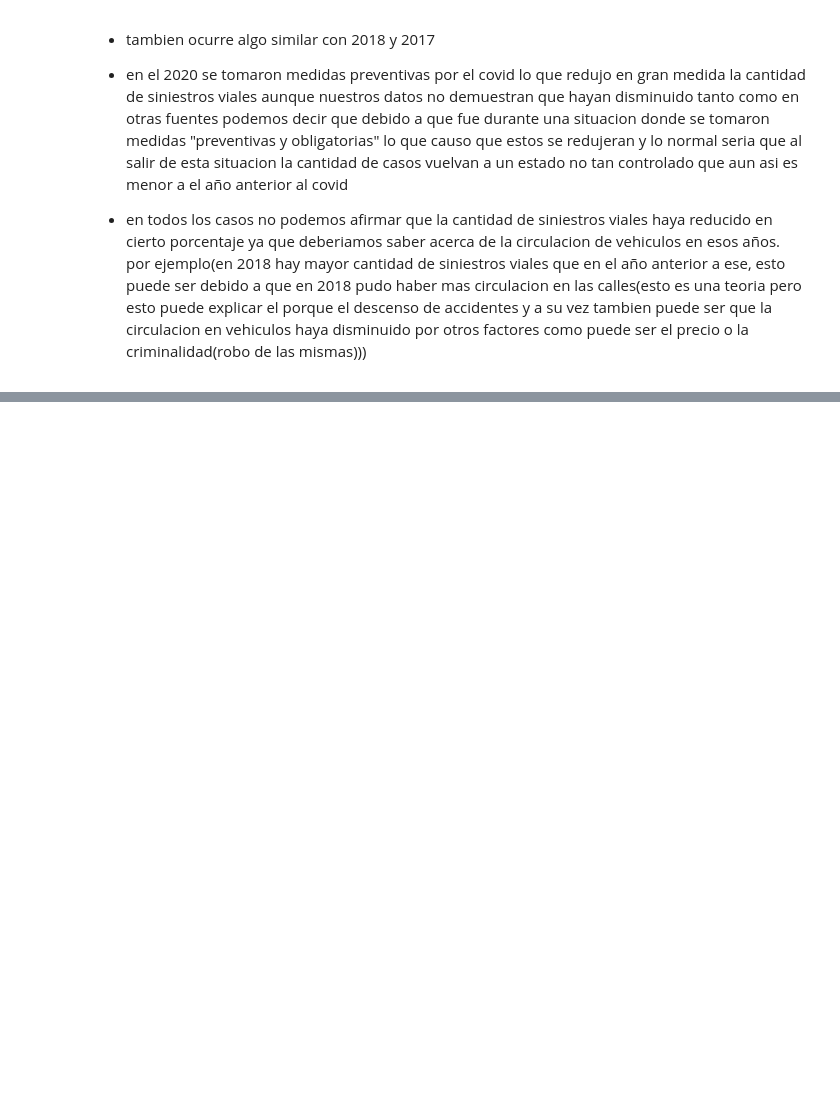
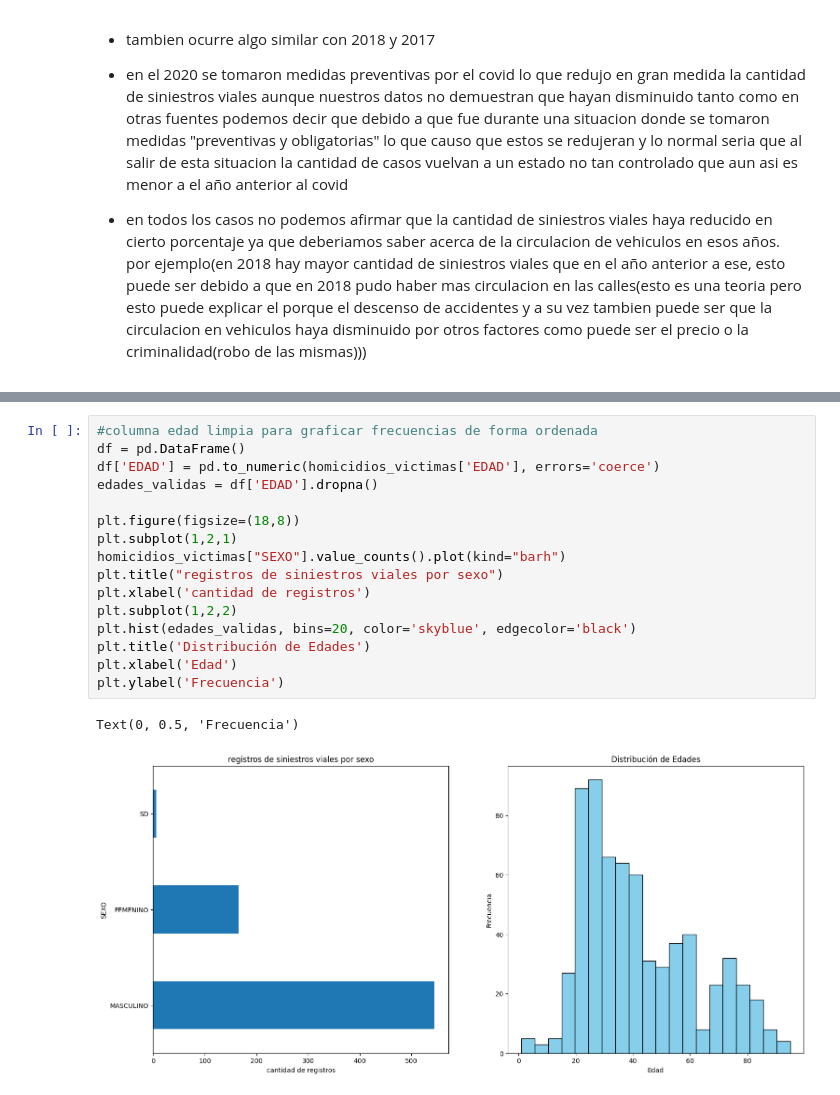
Before and after one commit to tDelbarco/PI_DataAnalytics_Siniestros-Viales, a Jupyter notebook: EDA.ipynb, the cells around one changed output, grey strips where cells are left out. Cells and saved outputs as stored; diff of their text form; blank space fills up the shorter version.

```diff
--- a/EDA.ipynb
+++ b/EDA.ipynb
@@ -566,0 +725,19 @@ accidentes_año.plot(kind="barh")
+# %%
+#columna edad limpia para graficar frecuencias de forma ordenada
+df = pd.DataFrame()
+df['EDAD'] = pd.to_numeric(homicidios_victimas['EDAD'], errors='coerce')
+edades_validas = df['EDAD'].dropna()
+
+plt.figure(figsize=(18,8))
+plt.subplot(1,2,1)
+homicidios_victimas["SEXO"].value_counts().plot(kind="barh")
+plt.title("registros de siniestros viales por sexo")
+plt.xlabel('cantidad de registros')
+plt.subplot(1,2,2)
+plt.hist(edades_validas, bins=20, color='skyblue', edgecolor='black')
+plt.title('Distribución de Edades')
+plt.xlabel('Edad')
+plt.ylabel('Frecuencia')
+# %% [output]
+Text(0, 0.5, 'Frecuencia')
+[figure, added]
```
Also changed, not shown: parts of 36 cells of this notebook, 1 other file.
